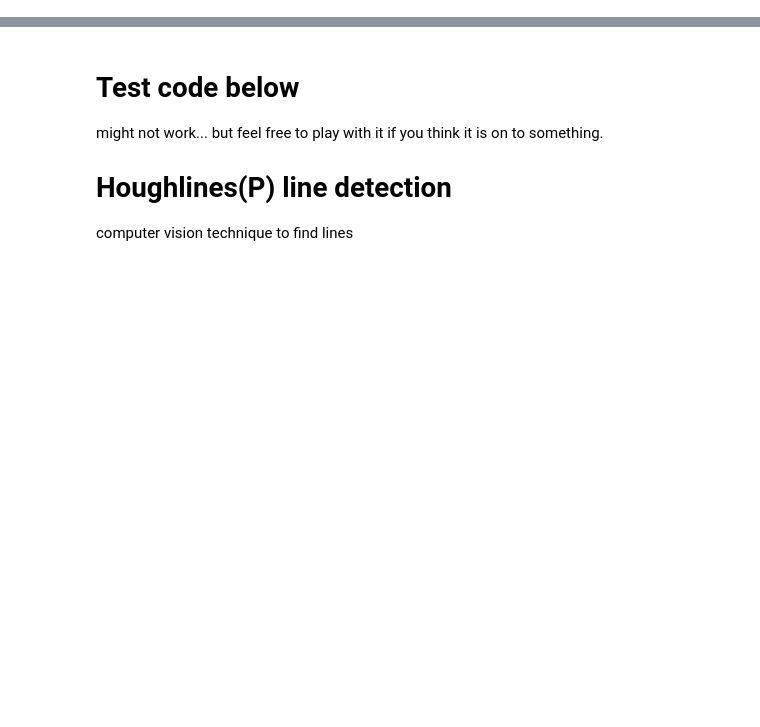
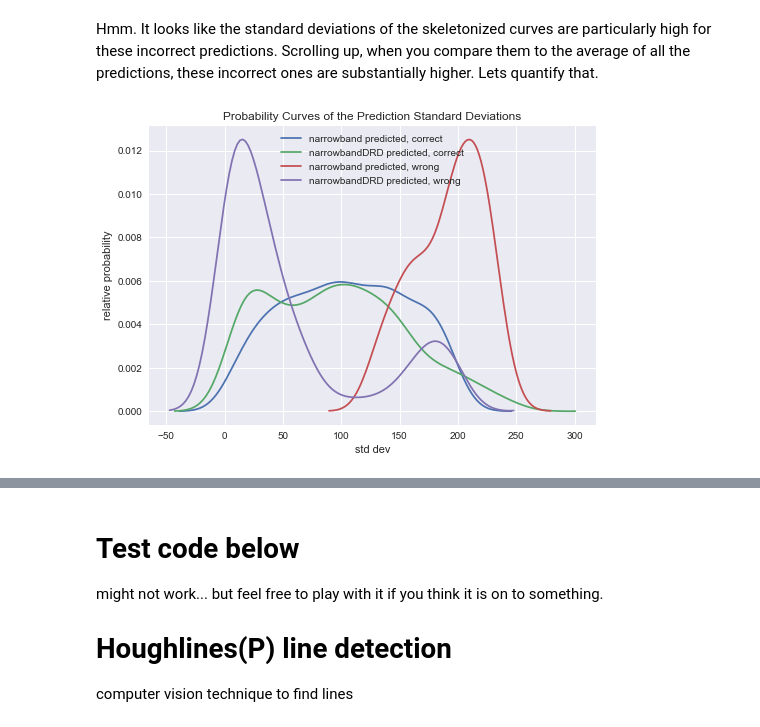
Before and after one commit to magixsno/ml4seticodechallenge, a Jupyter notebook: mohit/narrow_linear_fit.ipynb, the cells around one changed output, grey strips where cells are left out. Drawn from its saved outputs; the diff is of its cells as text; code cells hidden in the pictures; blank space fills up the shorter version.

```diff
--- a/mohit/narrow_linear_fit.ipynb
+++ b/mohit/narrow_linear_fit.ipynb
@@ -207,8 +213,10 @@ plt.show()
 # %%
-threshold = 0.9970 #intersection
+r2_threshold = 0.996 #intersection
 def r2_predictions(x):
-    if x>threshold:
+    if x['adj_r2']>r2_threshold:
         return 'narrowband'
     else:
         return 'narrowbanddrd'
-results['pred'] = results['adj_r2'].apply(r2_predictions) #apply predictions
+
+results['pred'] = results.apply(r2_predictions, axis=1) #apply predictions
+results.head()
@@ -241,0 +265,9 @@ Once I got the skeletonized image, where the band was one pixel in width, I got
+# %%
+def labeler(x):
+    if x['class'] == x['pred']:
+        return True
+    else:
+        return False
+
+results['acc'] = results.apply(labeler, axis=1)
+results.head(3)
@@ -241,0 +287,11 @@ Once I got the skeletonized image, where the band was one pixel in width, I got
+# %%
+#filter where narrowbanddrd was the true class
+wrong_predictions = results[results['acc']==False] #wrong predictions
+correct_predictions = results[results['acc']==True] #correct predictions
+
+correct_predictions_NB = correct_predictions[correct_predictions['pred'] == 'narrowband'] #correctly predicted NB
+correct_predictions_DRD = correct_predictions[correct_predictions['pred'] == 'narrowbanddrd'] #correctly predicted DRD
+wrong_predictions_NB = wrong_predictions[wrong_predictions['pred'] == 'narrowband'] #incorrectly predicted NB
+wrong_predictions_DRD = wrong_predictions[wrong_predictions['pred'] == 'narrowbanddrd'] #incorrectly predicted DRD
+
+correct_predictions_DRD.describe()
@@ -241,0 +308,19 @@ Once I got the skeletonized image, where the band was one pixel in width, I got
+# %% [markdown]
+Hmm. It looks like the standard deviations of the skeletonized curves are particularly high for these incorrect predictions. Scrolling up, when you compare them to the average of all the predictions, these incorrect ones are substantially higher. Lets quantify that.
+# %%
+sb.kdeplot(correct_predictions_NB['std'])
+sb.kdeplot(correct_predictions_DRD['std'])
+sb.kdeplot(wrong_predictions_NB['std'])
+sb.kdeplot(wrong_predictions_DRD['std'])
+
+plt.legend(['narrowband predicted, correct',
+            'narrowbandDRD predicted, correct',
+            'narrowband predicted, wrong',
+            'narrowbandDRD predicted, wrong'], loc='best')
+
+plt.title('Probability Curves of the Prediction Standard Deviations')
+plt.xlabel('std dev')
+plt.ylabel('relative probability')
+plt.show()
+# %% [output]
+[figure, added]
```
Also changed, not shown: parts of 16 cells of this notebook.
